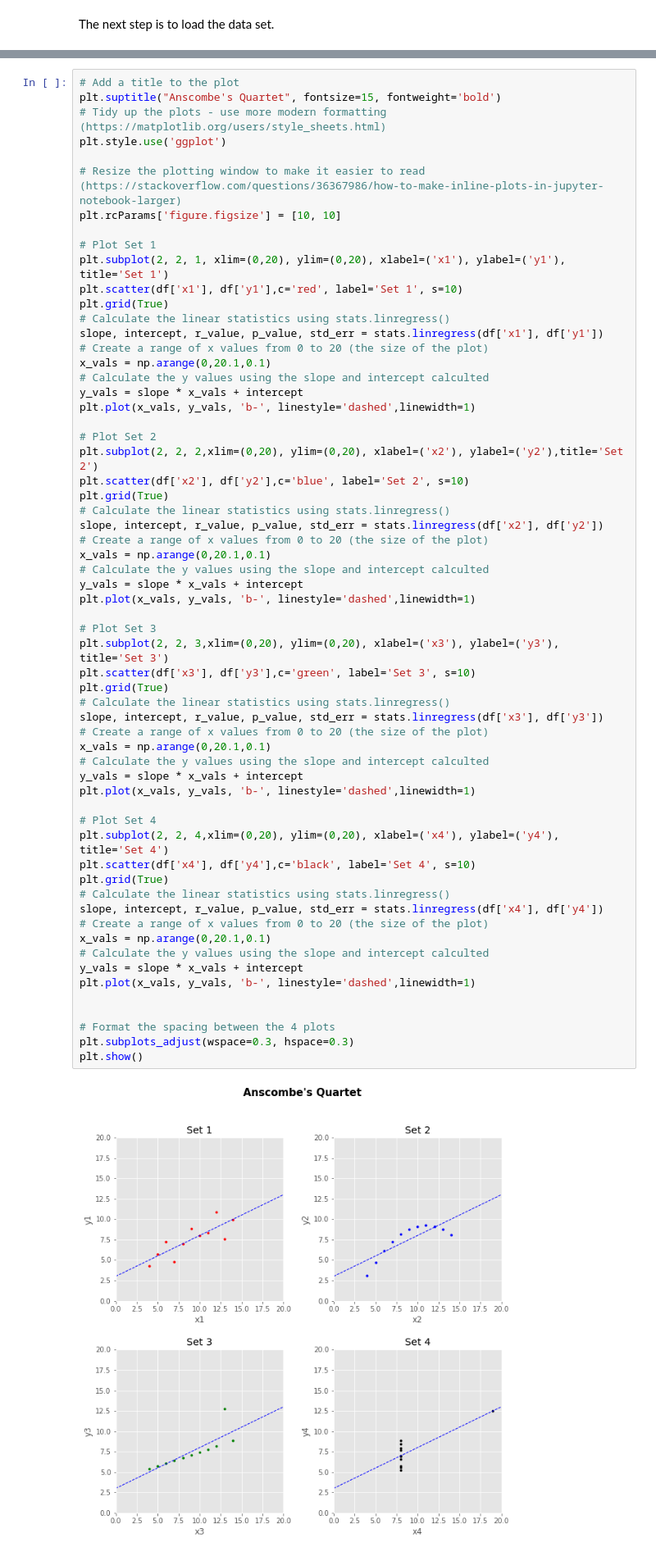
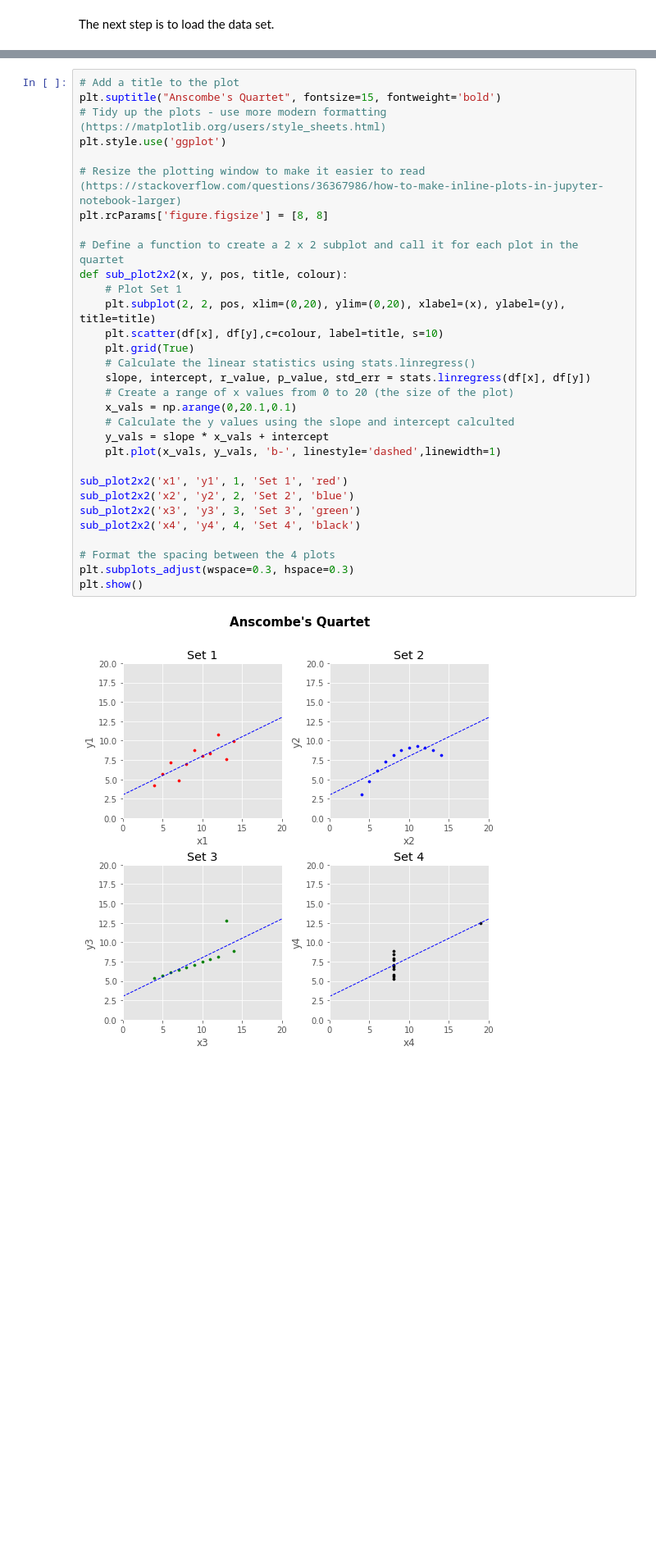
Before and after one commit to shkyler/gmit-foda-exercises, a Jupyter notebook: anscombes.ipynb, the cells around one changed output, grey strips where cells are left out. Shown: that part at 82% size. Cells and saved outputs as stored; diff of their text form; blank space fills up the shorter version.

Commit message:
created a subplot function for the plot

```diff
--- a/anscombes.ipynb
+++ b/anscombes.ipynb
@@ -92,66 +92,36 @@ The data set has been loaded and checked, so the next step is to plot the data.
 # %%
 # Add a title to the plot
 plt.suptitle("Anscombe's Quartet", fontsize=15, fontweight='bold')
 # Tidy up the plots - use more modern formatting (https://matplotlib.org/users/style_sheets.html)
 plt.style.use('ggplot')
 
 # Resize the plotting window to make it easier to read (https://stackoverflow.com/questions/36367986/how-to-make-inline-plots-in-jupyter-notebook-larger)
-plt.rcParams['figure.figsize'] = [10, 10]
+plt.rcParams['figure.figsize'] = [8, 8]
 
-# Plot Set 1
-plt.subplot(2, 2, 1, xlim=(0,20), ylim=(0,20), xlabel=('x1'), ylabel=('y1'), title='Set 1')
-plt.scatter(df['x1'], df['y1'],c='red', label='Set 1', s=10)
-plt.grid(True)
-# Calculate the linear statistics using stats.linregress()
-slope, intercept, r_value, p_value, std_err = stats.linregress(df['x1'], df['y1'])
-# Create a range of x values from 0 to 20 (the size of the plot)
-x_vals = np.arange(0,20.1,0.1)
-# Calculate the y values using the slope and intercept calculted
-y_vals = slope * x_vals + intercept
-plt.plot(x_vals, y_vals, 'b-', linestyle='dashed',linewidth=1)
+# Define a function to create a 2 x 2 subplot and call it for each plot in the quartet
+def sub_plot2x2(x, y, pos, title, colour):
+    # Plot Set 1
+    plt.subplot(2, 2, pos, xlim=(0,20), ylim=(0,20), xlabel=(x), ylabel=(y), title=title)
+    plt.scatter(df[x], df[y],c=colour, label=title, s=10)
+    plt.grid(True)
+    # Calculate the linear statistics using stats.linregress()
+    slope, intercept, r_value, p_value, std_err = stats.linregress(df[x], df[y])
+    # Create a range of x values from 0 to 20 (the size of the plot)
+    x_vals = np.arange(0,20.1,0.1)
+    # Calculate the y values using the slope and intercept calculted
+    y_vals = slope * x_vals + intercept
+    plt.plot(x_vals, y_vals, 'b-', linestyle='dashed',linewidth=1)
 
-# Plot Set 2
-plt.subplot(2, 2, 2,xlim=(0,20), ylim=(0,20), xlabel=('x2'), ylabel=('y2'),title='Set 2')
-plt.scatter(df['x2'], df['y2'],c='blue', label='Set 2', s=10)
-plt.grid(True)
-# Calculate the linear statistics using stats.linregress()
-slope, intercept, r_value, p_value, std_err = stats.linregress(df['x2'], df['y2'])
-# Create a range of x values from 0 to 20 (the size of the plot)
-x_vals = np.arange(0,20.1,0.1)
-# Calculate the y values using the slope and intercept calculted
-y_vals = slope * x_vals + intercept
-plt.plot(x_vals, y_vals, 'b-', linestyle='dashed',linewidth=1)
-
-# Plot Set 3
-plt.subplot(2, 2, 3,xlim=(0,20), ylim=(0,20), xlabel=('x3'), ylabel=('y3'), title='Set 3')
-plt.scatter(df['x3'], df['y3'],c='green', label='Set 3', s=10)
-plt.grid(True)
-# Calculate the linear statistics using stats.linregress()
-slope, intercept, r_value, p_value, std_err = stats.linregress(df['x3'], df['y3'])
-# Create a range of x values from 0 to 20 (the size of the plot)
-x_vals = np.arange(0,20.1,0.1)
-# Calculate the y values using the slope and intercept calculted
-y_vals = slope * x_vals + intercept
-plt.plot(x_vals, y_vals, 'b-', linestyle='dashed',linewidth=1)
-
-# Plot Set 4
-plt.subplot(2, 2, 4,xlim=(0,20), ylim=(0,20), xlabel=('x4'), ylabel=('y4'), title='Set 4')
-plt.scatter(df['x4'], df['y4'],c='black', label='Set 4', s=10)
-plt.grid(True)
-# Calculate the linear statistics using stats.linregress()
-slope, intercept, r_value, p_value, std_err = stats.linregress(df['x4'], df['y4'])
-# Create a range of x values from 0 to 20 (the size of the plot)
-x_vals = np.arange(0,20.1,0.1)
-# Calculate the y values using the slope and intercept calculted
-y_vals = slope * x_vals + intercept
-plt.plot(x_vals, y_vals, 'b-', linestyle='dashed',linewidth=1)
-
+sub_plot2x2('x1', 'y1', 1, 'Set 1', 'red')
+sub_plot2x2('x2', 'y2', 2, 'Set 2', 'blue')
+sub_plot2x2('x3', 'y3', 3, 'Set 3', 'green')
+sub_plot2x2('x4', 'y4', 4, 'Set 4', 'black')
 
 # Format the spacing between the 4 plots
 plt.subplots_adjust(wspace=0.3, hspace=0.3)
 plt.show()
 # %% [output]
-[figure, old version]
+[figure, new version]
 # %% [markdown]
 As demonstarted above - even though the 4 data sets are very different visually, the best fit line for the 4 data sets is exactly the same!
 # %% [markdown]
```
Also changed, not shown: parts of 1 cell of this notebook.
